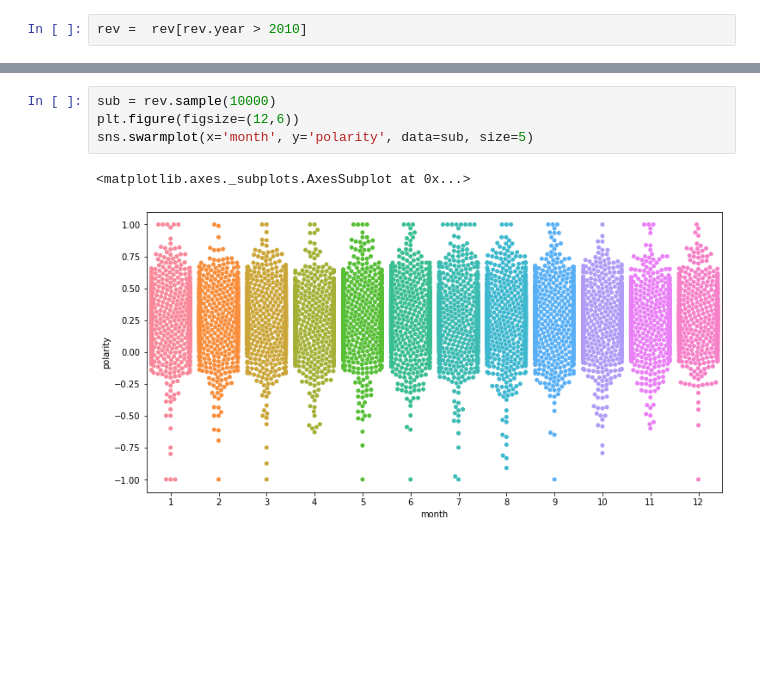
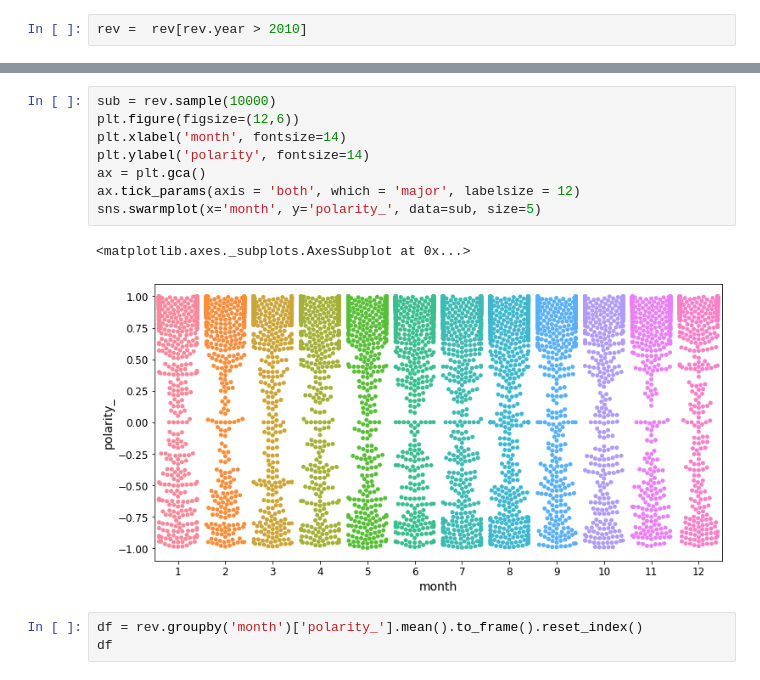
Before and after one commit to RishabPanyam96/Las_Vegas_Food_Inspection, a Jupyter notebook: code/Vizual.ipynb, the cells around one changed output, grey strips where cells are left out. Drawn from its saved outputs; the diff is of its cells as text; blank space fills up the shorter version.

```diff
--- a/code/Vizual.ipynb
+++ b/code/Vizual.ipynb
@@ -807,7 +832,14 @@ rev.head(1)
 # %%
 sub = rev.sample(10000)
 plt.figure(figsize=(12,6))
-sns.swarmplot(x='month', y='polarity', data=sub, size=5)
+plt.xlabel('month', fontsize=14)
+plt.ylabel('polarity', fontsize=14)
+ax = plt.gca()
+ax.tick_params(axis = 'both', which = 'major', labelsize = 12)
+sns.swarmplot(x='month', y='polarity_', data=sub, size=5)
 # %% [output]
 <matplotlib.axes._subplots.AxesSubplot at 0x...>
-[figure, old version]
+[figure, new version]
+# %%
+df = rev.groupby('month')['polarity_'].mean().to_frame().reset_index()
+df
```
Also changed, not shown: parts of 30 cells of this notebook.
